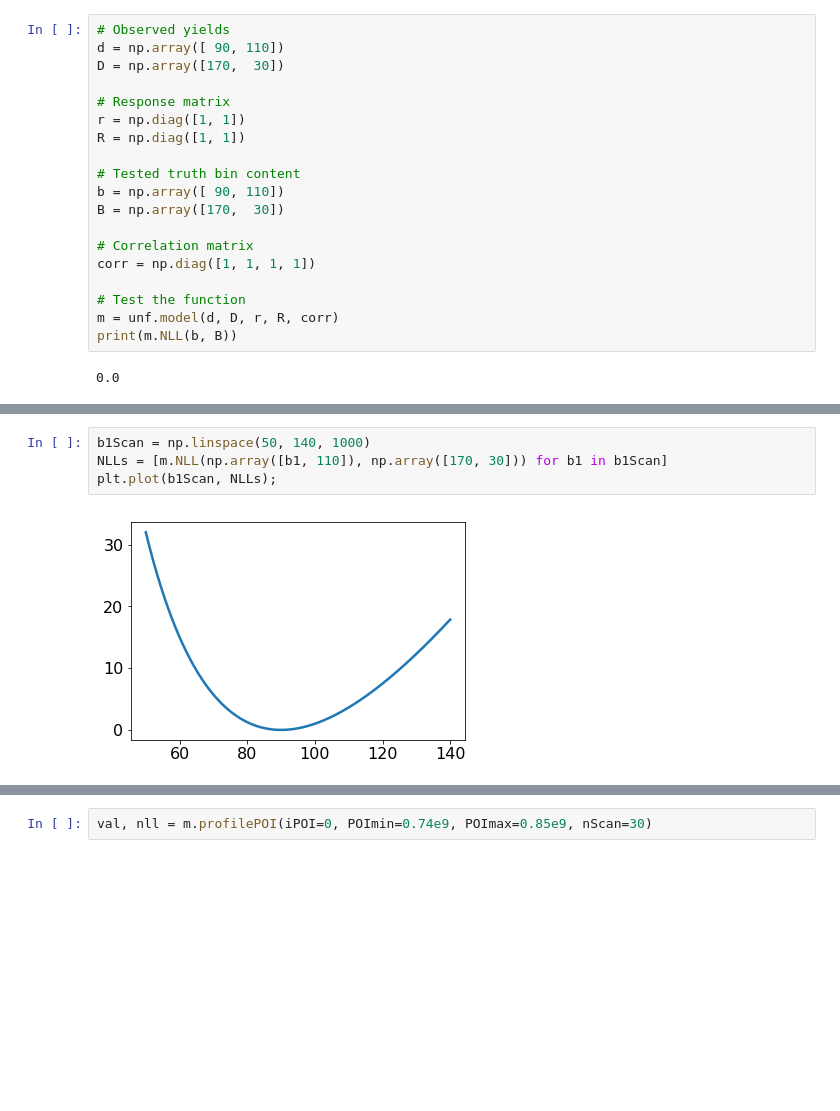
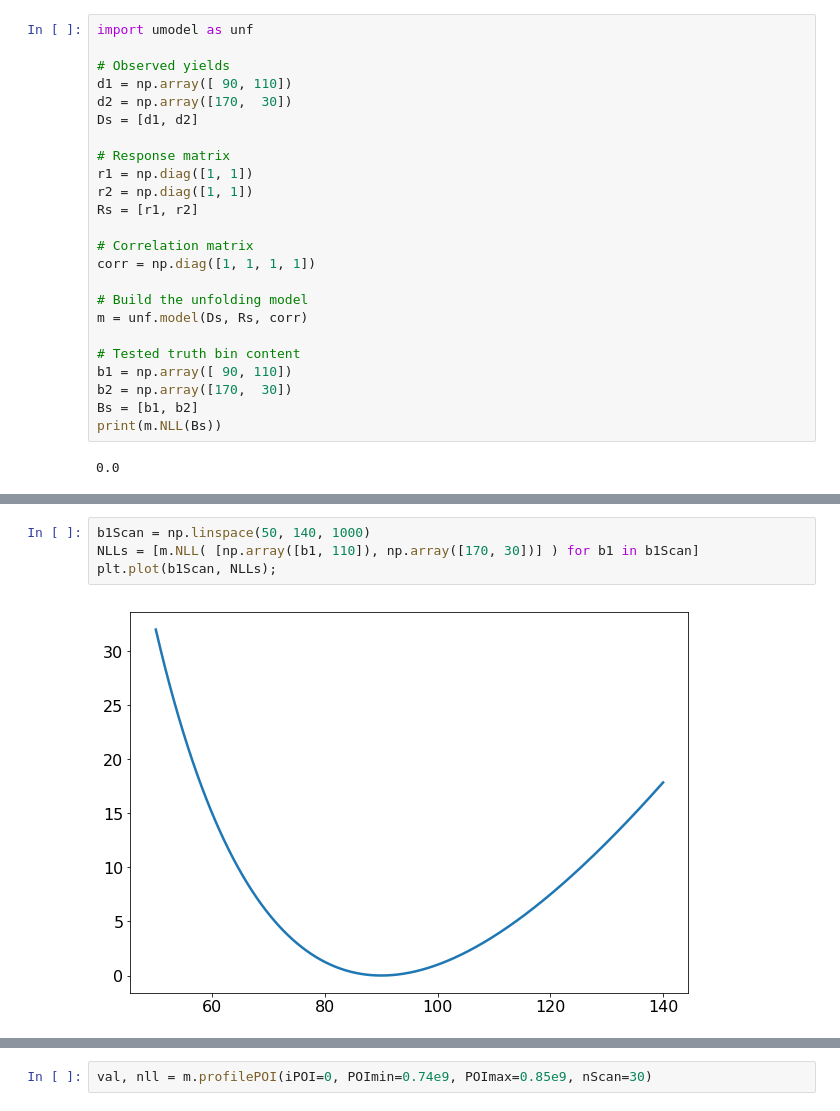
Before and after one commit to rmadar/unfoldcorr, a Jupyter notebook: studies/TestingTool.ipynb, the cells around one changed output, grey strips where cells are left out. Cells and saved outputs as stored; diff of their text form; blank space fills up the shorter version.

```diff
--- a/studies/TestingTool.ipynb
+++ b/studies/TestingTool.ipynb
@@ -16,22 +14,27 @@ import umodel as unf
 # %%
+import umodel as unf
+
 # Observed yields
-d = np.array([ 90, 110])
-D = np.array([170,  30])
+d1 = np.array([ 90, 110])
+d2 = np.array([170,  30])
+Ds = [d1, d2]
 
 # Response matrix
-r = np.diag([1, 1])
-R = np.diag([1, 1])
-
-# Tested truth bin content
-b = np.array([ 90, 110])
-B = np.array([170,  30])
+r1 = np.diag([1, 1])
+r2 = np.diag([1, 1])
+Rs = [r1, r2]
 
 # Correlation matrix
 corr = np.diag([1, 1, 1, 1])
 
-# Test the function
-m = unf.model(d, D, r, R, corr)
-print(m.NLL(b, B))
+# Build the unfolding model
+m = unf.model(Ds, Rs, corr)
+
+# Tested truth bin content
+b1 = np.array([ 90, 110])
+b2 = np.array([170,  30])
+Bs = [b1, b2]
+print(m.NLL(Bs))
 # %% [output]
 0.0
 # %%
@@ -44,7 +48,7 @@ plt.hist(NLLs, bins=np.linspace(0, 50000, 100), log=True);
 # %%
 b1Scan = np.linspace(50, 140, 1000)
-NLLs = [m.NLL(np.array([b1, 110]), np.array([170, 30])) for b1 in b1Scan]
+NLLs = [m.NLL( [np.array([b1, 110]), np.array([170, 30])] ) for b1 in b1Scan]
 plt.plot(b1Scan, NLLs);
 # %% [output]
-[figure, old version]
+[figure, new version]
 # %%
```
Also changed, not shown: parts of 11 cells of this notebook, 2 other files.
